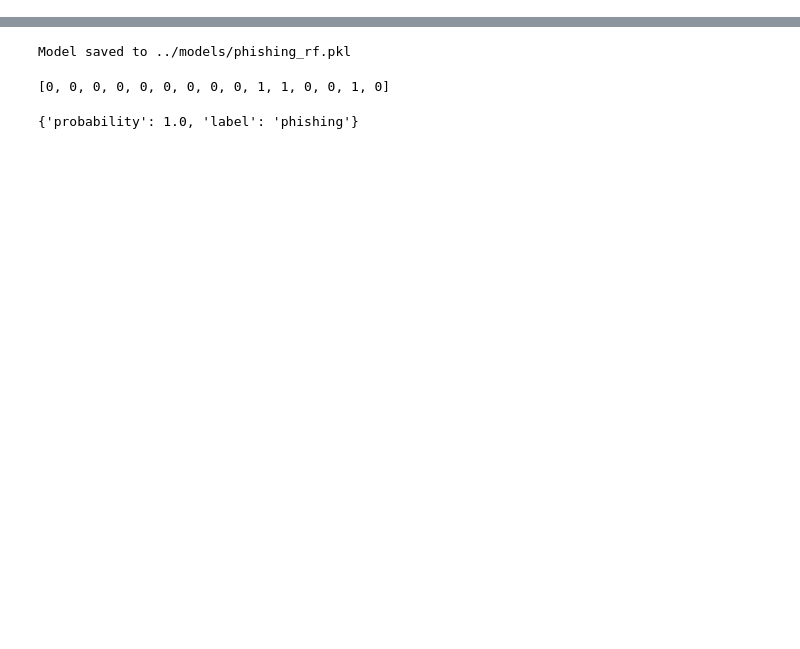
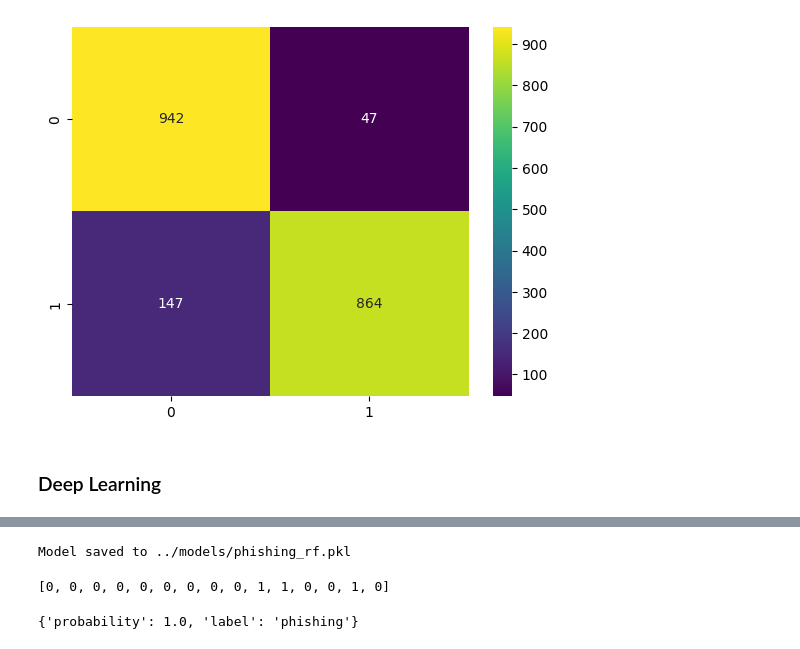
Before and after one commit to Lyhour7777/Phishing-Detection-Using-ML, a Jupyter notebook: notebooks/train-model.ipynb, the cells around one changed output, grey strips where cells are left out. Drawn from its saved outputs; the diff is of its cells as text; code cells hidden in the pictures; blank space fills up the shorter version.

```diff
--- a/notebooks/train-model.ipynb
+++ b/notebooks/train-model.ipynb
@@ -42,11 +91,7 @@ X_train, X_test, y_train, y_test = train_test_split(
 # %%
 from sklearn.ensemble import RandomForestClassifier
 
-
-model = RandomForestClassifier(
-    n_estimators=200,
+rf = RandomForestClassifier(
     random_state=42,
     n_jobs=-1
 )
-
-model.fit(X_train, y_train)
@@ -85,0 +112,21 @@ weighted avg       0.92      0.90      0.90        10
+# %%
+from sklearn.model_selection import GridSearchCV
+
+param_grid = {
+    'n_estimators': [100, 200],
+    'max_depth': [100, 200],
+    'min_samples_split': [2, 5],
+    'min_samples_leaf': [1, 2],
+    'max_features': ['sqrt', 'log2']
+}
+
+rf_grid = GridSearchCV(
+    estimator=rf,
+    param_grid=param_grid,
+    cv=5,
+    scoring='f1',
+    n_jobs=-1,
+    verbose=1
+)
+
+rf_grid.fit(X_train, y_train)
@@ -85,0 +143,7 @@ weighted avg       0.92      0.90      0.90        10
+# %%
+from sklearn.metrics import classification_report, confusion_matrix
+
+best_rf = rf_grid.best_estimator_
+
+print("Best parameters:")
+print(rf_grid.best_params_)
@@ -85,0 +153,4 @@ weighted avg       0.92      0.90      0.90        10
+# %%
+rf_pred = best_rf.predict(X_test)
+rf_cm = confusion_matrix(y_test, rf_pred)
+print(classification_report(y_test, rf_pred, target_names=["Legitimate", "Phishing"]))
@@ -85,0 +166,9 @@ weighted avg       0.92      0.90      0.90        10
+# %%
+import seaborn as sns
+
+sns.heatmap(rf_cm, annot=True, fmt='d',cmap='viridis')
+plt.show()
+# %% [output]
+[figure, added]
+# %% [markdown]
+### Deep Learning
```
Also changed, not shown: parts of 26 cells of this notebook, 1 other file.
